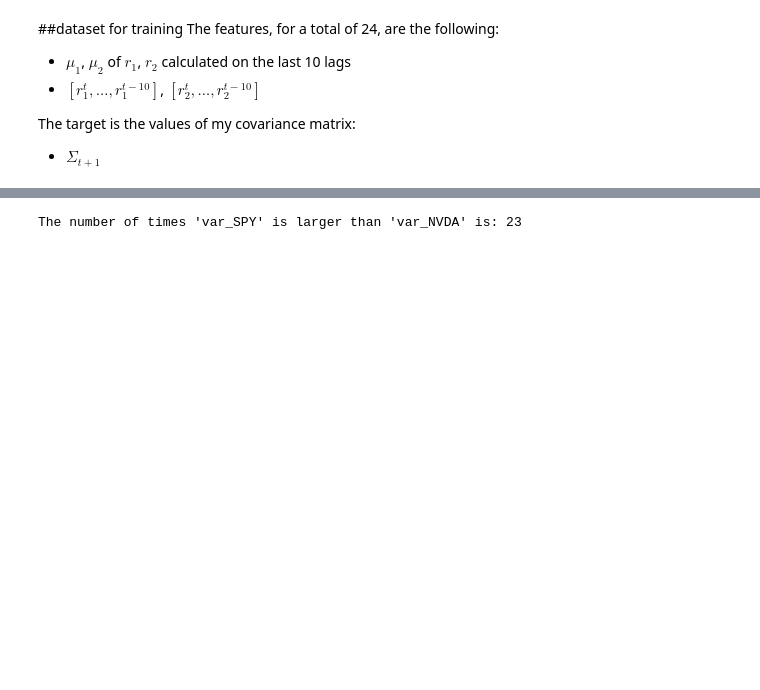
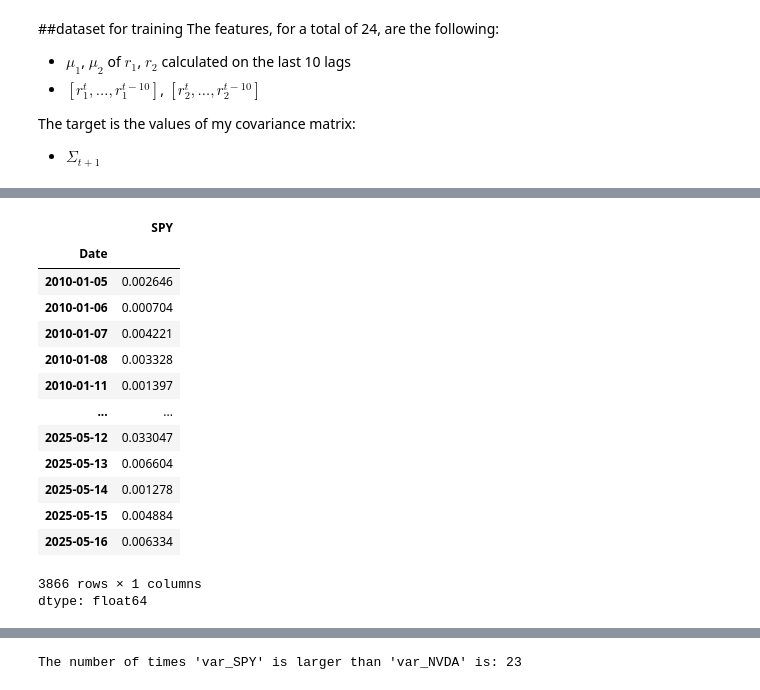
Before and after one commit to Lukirby/Stress-Testing-a-Markowitz-Portfolio, a Jupyter notebook: Loda__projectAI&F.ipynb, the cells around one changed output, grey strips where cells are left out. Drawn from its saved outputs; the diff is of its cells as text; code cells hidden in the pictures; blank space fills up the shorter version.

```diff
--- a/Loda__projectAI&F.ipynb
+++ b/Loda__projectAI&F.ipynb
@@ -141,4 +147,22 @@ df.head(11)
 11 rows × 22 columns
+# %%
+rSPY_series
+# %% [output]
+|  | SPY |
+| Date |  |
+| 2010-01-05 | 0.002646 |
+| 2010-01-06 | 0.000704 |
+| 2010-01-07 | 0.004221 |
+| 2010-01-08 | 0.003328 |
+| 2010-01-11 | 0.001397 |
+| ... | ... |
+| 2025-05-12 | 0.033047 |
+| 2025-05-13 | 0.006604 |
+| 2025-05-14 | 0.001278 |
+| 2025-05-15 | 0.004884 |
+| 2025-05-16 | 0.006334 |
+3866 rows × 1 columns
+dtype: float64
 # %%
 cols = [f'rNVDA_t-{i}' for i in range(1, 11)]
 df['mean_NVDA'] = df[cols].mean(axis=1)
```
Also changed, not shown: parts of 45 cells of this notebook.
